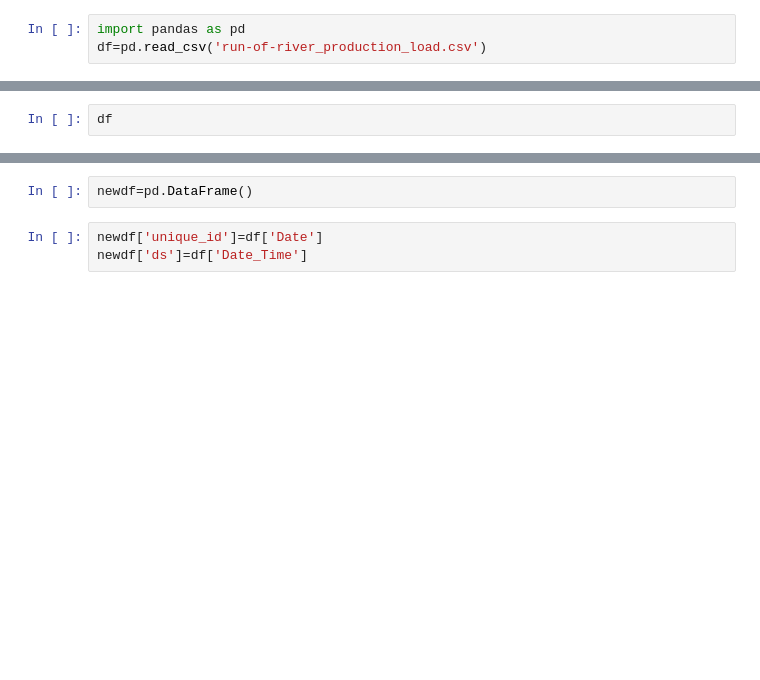
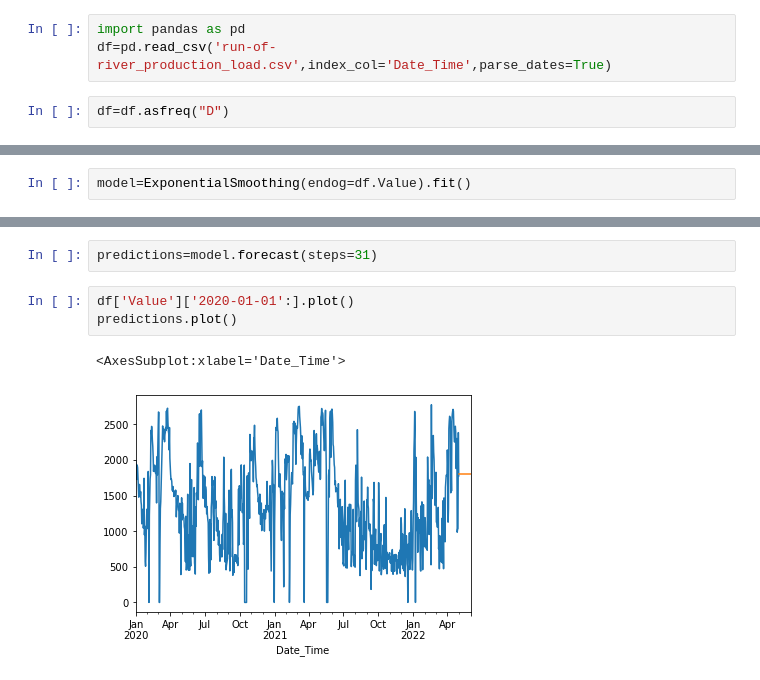
Before and after one commit to zyune/ds5220_final_project_jeff_yune, a Jupyter notebook: ES-RNN/explore_data_final_project.ipynb, the cells around one changed output, grey strips where cells are left out. Cells and saved outputs as stored; diff of their text form; blank space fills up the shorter version.

```diff
--- a/ES-RNN/explore_data_final_project.ipynb
+++ b/ES-RNN/explore_data_final_project.ipynb
@@ -1,3 +1,5 @@
 # %%
 import pandas as pd
-df=pd.read_csv('run-of-river_production_load.csv')
+df=pd.read_csv('run-of-river_production_load.csv',index_col='Date_Time',parse_dates=True)
+# %%
+df=df.asfreq("D")
@@ -6,2 +25,2 @@ feathures=df.shape[1]
 # %%
-df
+model=ExponentialSmoothing(endog=df.Value).fit()
@@ -22,5 +27,8 @@ df
 # %%
-newdf=pd.DataFrame()
+predictions=model.forecast(steps=31)
 # %%
-newdf['unique_id']=df['Date']
-newdf['ds']=df['Date_Time']
+df['Value']['2020-01-01':].plot()
+predictions.plot()
+# %% [output]
+<AxesSubplot:xlabel='Date_Time'>
+[figure, added]
```
Also changed, not shown: parts of 3 cells of this notebook, 1 other file.
